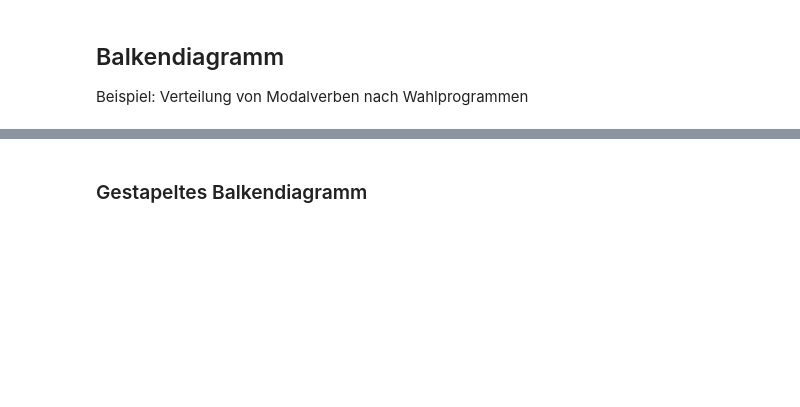
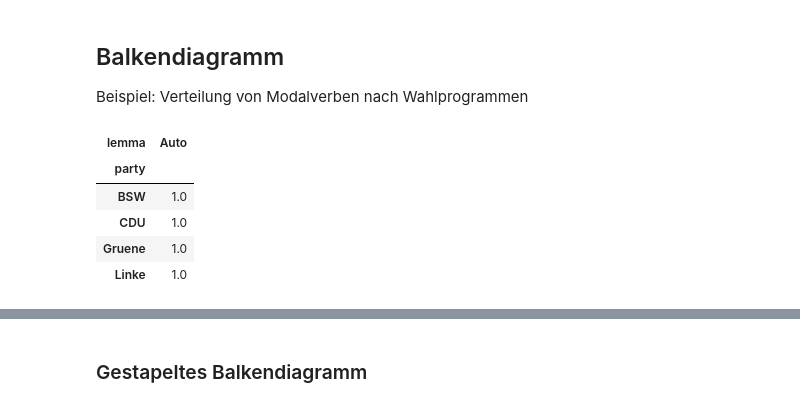
Before and after one commit to yannickfrommherz/exdimed-student, a Jupyter notebook: 5_Bonusmaterial/Datenvisualisierung.ipynb, the cells around one changed output, grey strips where cells are left out. Saved outputs shown, nothing was run; the diff lists cells and outputs as text; code cells hidden in the pictures; blank space fills up the shorter version.

```diff
--- a/5_Bonusmaterial/Datenvisualisierung.ipynb
+++ b/5_Bonusmaterial/Datenvisualisierung.ipynb
@@ -167,13 +212,20 @@ Beispiel: Verteilung von Modalverben nach Wahlprogrammen
 # %%
 #Vorbereitung
 tokens = pd.read_csv("../3_Dateien/Tabellarische_Daten/tokens.csv", encoding="utf8")
 
 #Filtern nach Modalverben
-modal_verbs = tokens[tokens.lemma.isin(["müssen", "sollen", "dürfen", "können", "wollen", "mögen"])]
+modal_verbs = tokens[tokens.lemma.isin(["Auto"])]
 
 #Gruppieren des gefilteren DataFrames nach Partei und errechnen der relativen Häufigkeiten der Modalverben
 modal_verbs_by_party = modal_verbs.groupby("party").lemma.value_counts(normalize=True).unstack().fillna(0)
 modal_verbs_by_party
+# %% [output]
+| lemma | Auto |
+| party |  |
+| BSW | 1.0 |
+| CDU | 1.0 |
+| Gruene | 1.0 |
+| Linke | 1.0 |
 # %%
 #Plotten
 
```
Also changed, not shown: parts of 16 cells of this notebook, 21 other files.
